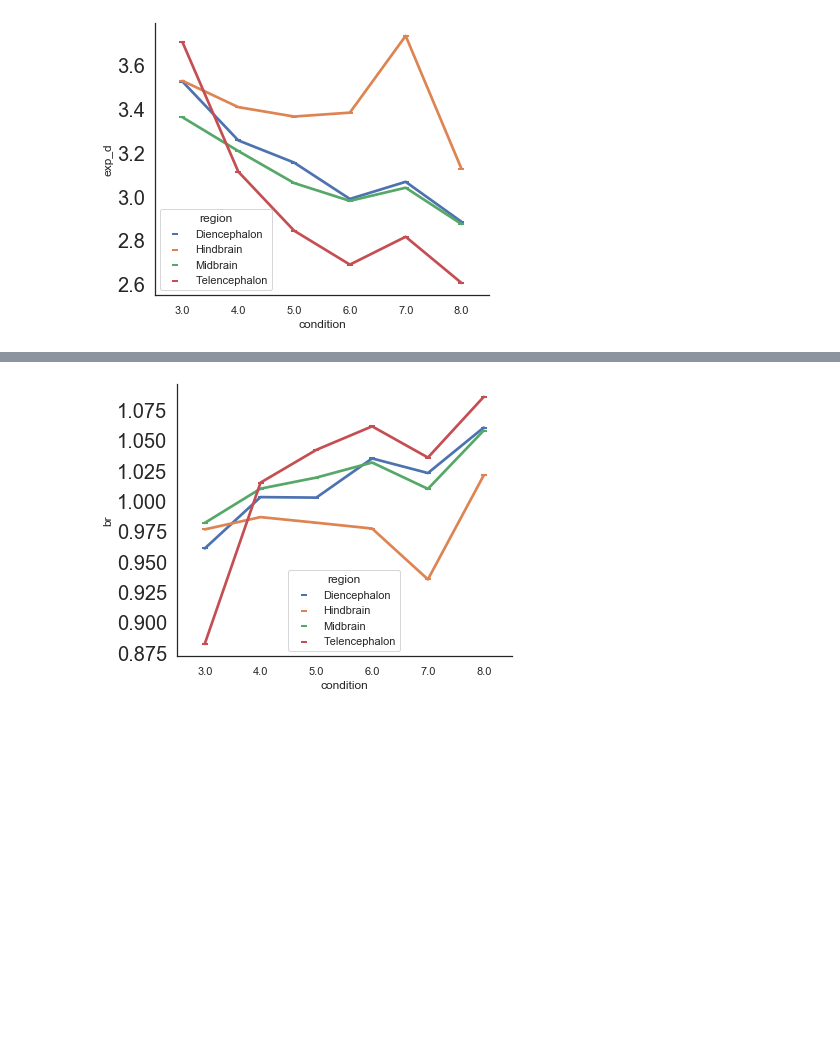
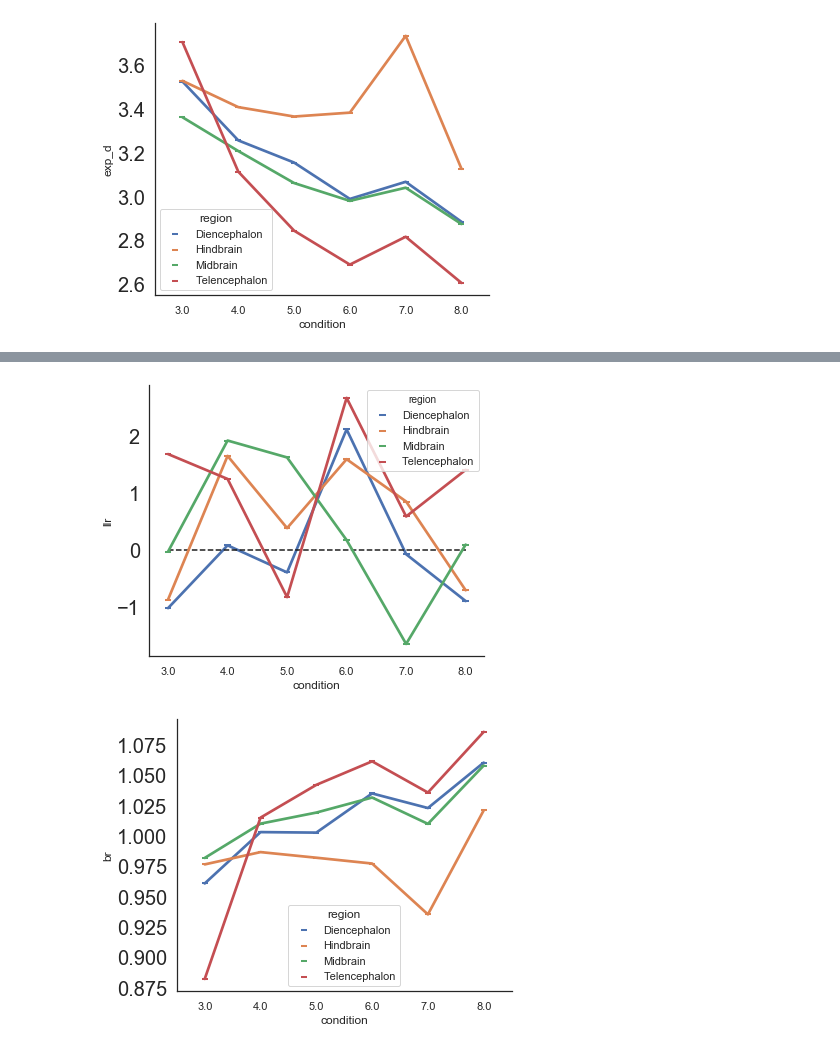
Before and after one commit to dafishcode/criticality, a Jupyter notebook: av_dev.ipynb, the cells around one changed output, grey strips where cells are left out. Drawn from its saved outputs; the diff is of its cells as text; code cells hidden in the pictures; blank space fills up the shorter version.

```diff
--- a/av_dev.ipynb
+++ b/av_dev.ipynb
@@ -770,3 +672,12 @@ ax.spines['right'].set_visible(False)
 plt.show()
 # %% [output]
 [figure]
+# %%
+d3 = adfn.return_files(Fdata, 'BLNDEV-WILDTYPE', '*3dpf*n_LLR*')
+d4 = adfn.return_files(Fdata, 'BLNDEV-WILDTYPE', '*4dpf*n_LLR*')
+d5 = adfn.return_files(Fdata, 'BLNDEV-WILDTYPE', '*5dpf*n_LLR*')
+d6 = adfn.return_files(Fdata, 'BLNDEV-WILDTYPE', '*6dpf*n_LLR*')
+d7 = adfn.return_files(Fdata, 'BLNDEV-WILDTYPE', '*7dpf*n_LLR*')
+d8 = adfn.return_files(Fdata, 'BLNDEV-WILDTYPE', '*8dpf*n_LLR*')
+data_ll = np.hstack((d3, d4, d5, d6, d7, d8))
+data_ll[:10]
@@ -773,3 +728,20 @@ plt.show()
+# %%
+data_name = 'llr'
+dic = df
+
+fig, ax = plt.subplots(figsize = (6,5))
+ax = sns.pointplot(x="condition", y=data_name, hue = 'region', data = dic, join=True, ci=0, scale=1, markers = '_')
+
+plt.yticks(size = 20)
+points = ax.collections
+ax.spines['top'].set_visible(False)
+ax.spines['right'].set_visible(False)
+plt.hlines(0, 0,5, linestyles='--')
+
+
+plt.show()
+# %% [output]
+[figure, added]
 # %%
 data_name = 'br'
 dic = br_df
```
Also changed, not shown: parts of 32 cells of this notebook, 1 other file.
